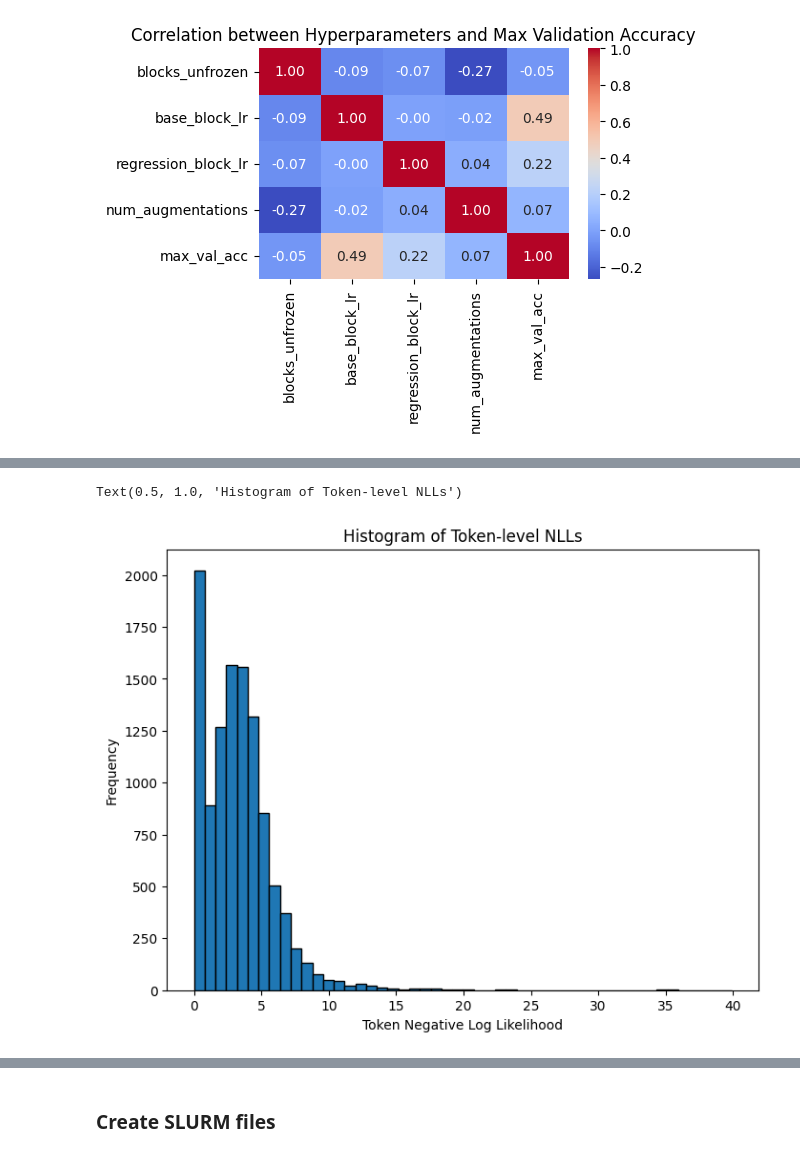
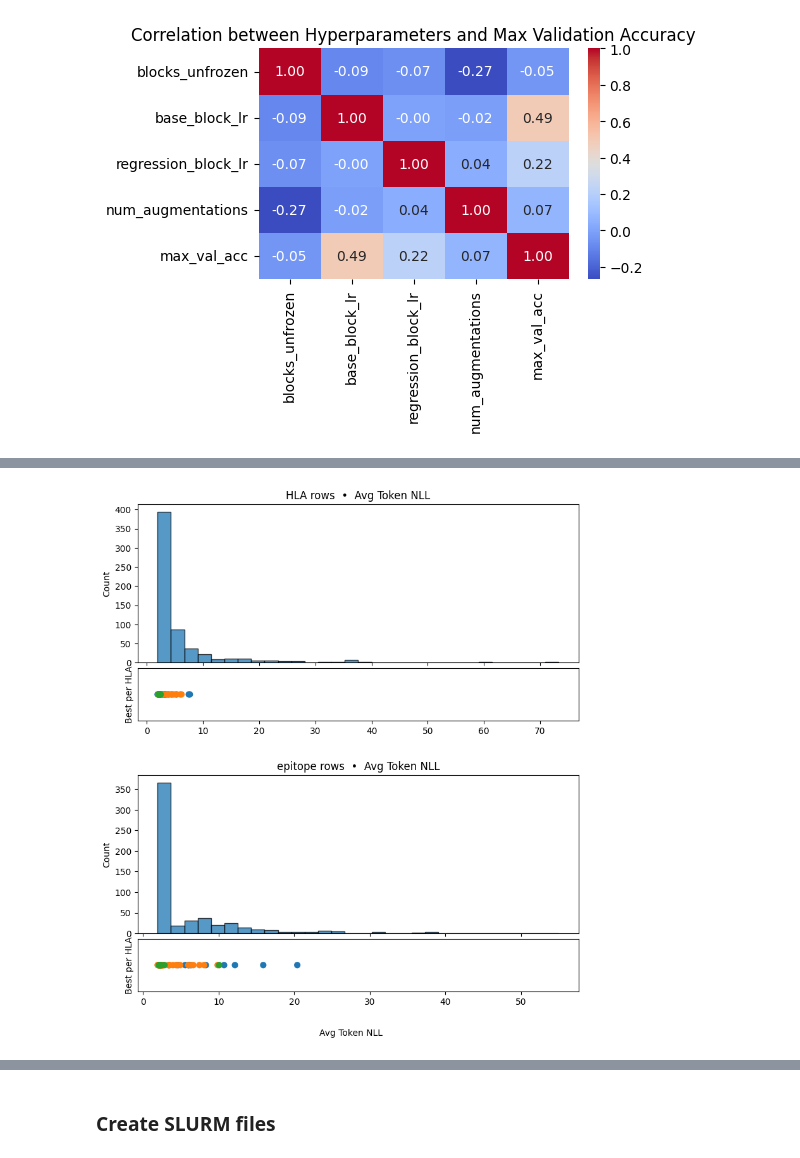
Before and after one commit to sermare/ESMCBA, a Jupyter notebook: jupyter_notebooks/pretraining/Evaluations_Epitope-pretrain.ipynb, the cells around one changed output, grey strips where cells are left out. Cells and saved outputs as stored; diff of their text form; code cells hidden in the pictures.

```diff
--- a/jupyter_notebooks/Evaluations_Epitope-pretrain.ipynb
+++ b/jupyter_notebooks/pretraining/Evaluations_Epitope-pretrain.ipynb
@@ -517,15 +423,68 @@ https://www.rcsb.org/structure/7RTD
-# %%
-plt.figure(figsize=(8, 6))
-plt.hist(df['token_nll'], bins=50, edgecolor='black')
-plt.xlabel("Token Negative Log Likelihood")
-plt.ylabel("Frequency")
-plt.title("Histogram of Token-level NLLs")
-# %% [output]
-Text(0.5, 1.0, 'Histogram of Token-level NLLs')
-[figure, removed]
 # %%
 directory = '/global/scratch/users/sergiomar10/models/ESMC_Pretrain/'
-summary_df['model_path'] = directory + 'HLAHLA' + summary_df['HLA'] + '/' + summary_df['File'].str.replace('_per_token_metrics.csv','.pt')
+summary_df['model_path'] = directory + 'HLA' + summary_df['HLA'] + '/' + summary_df['File'].str.replace('_per_token_metrics.csv','.pt')
 # /global/scratch/users/sergiomar10/models/ESMC_Pretrain/HLAHLAB2703/ESMMASK_epitope_FT_15_0.001_1e-06_AUG_6_HLAB2703_2.pt
 # %%
 summary_df = summary_df[summary_df['HLA'].apply(len) > 4]
+# %%
+summary_df['Encoding'] = summary_df['File'].str.split('_').str[1]
+# %%
+import matplotlib.gridspec as gridspec
+
+thresh = 200                           # keep everything with Avg_Token_NLL < 200
+enc_levels = ['HLA', 'epitope']        # order to plot
+
+fig = plt.figure(figsize=(9, 10))
+outer = gridspec.GridSpec(2, 1, hspace=0.25)   # two big rows (top / bottom)
+
+for i, enc in enumerate(enc_levels):
+    # -------------------------------------------------------------
+    # 1. Filter by encoding and quality threshold
+    # -------------------------------------------------------------
+    enc_df = summary_df.loc[
+        (summary_df['Encoding'] == enc) &
+        (summary_df['Avg_Token_NLL'] < thresh)
+    ]
+
+    # “best” (lowest NLL) line per HLA, even for epitope‑encoded rows
+    best = (enc_df.sort_values('Avg_Token_NLL')
+                    .groupby('HLA', as_index=False)
+                    .first())
+
+    # -------------------------------------------------------------
+    # 2. Build a nested 2×1 grid: hist on top, lollipop underneath
+    # -------------------------------------------------------------
+    gs = gridspec.GridSpecFromSubplotSpec(
+        2, 1, subplot_spec=outer[i],
+        height_ratios=[3, 1], hspace=0.05
+    )
+    ax_hist  = plt.Subplot(fig, gs[0])
+    ax_lolli = plt.Subplot(fig, gs[1], sharex=ax_hist)
+    fig.add_subplot(ax_hist);  fig.add_subplot(ax_lolli)
+
+    # Histogram
+    ax_hist.hist(enc_df['Avg_Token_NLL'], bins=30,
+                 alpha=0.75, edgecolor='black')
+    ax_hist.set_ylabel('Count')
+    ax_hist.set_title(f"{enc} rows  •  Avg Token NLL")
+
+    # Lollipop stems
+    # ax_lolli.stem(best['Avg_Token_NLL'].values,
+    #               np.zeros(len(best)),
+    #               linefmt='-', markerfmt='o', basefmt=' ')
+    ax_lolli.set_yticks([])
+    ax_lolli.set_ylabel('Best per HLA')
+
+    # Colour markers by HLA class (optional)
+    family_colors = best['HLA'].str[0].map({'A':'tab:blue',
+                                            'B':'tab:orange',
+                                            'C':'tab:green'})
+    ax_lolli.scatter(best['Avg_Token_NLL'], np.zeros(len(best)),
+                     c=family_colors, s=40, zorder=3)
+
+# Shared x‑label across both blocks
+fig.text(0.5, 0.04, 'Avg Token NLL', ha='center')
+plt.tight_layout(rect=[0, 0.04, 1, 1])  # leave space for the global x‑label
+plt.show()
+# %% [output]
+[figure, added]
```
Also changed, not shown: parts of 26 cells of this notebook, 17 other files.
